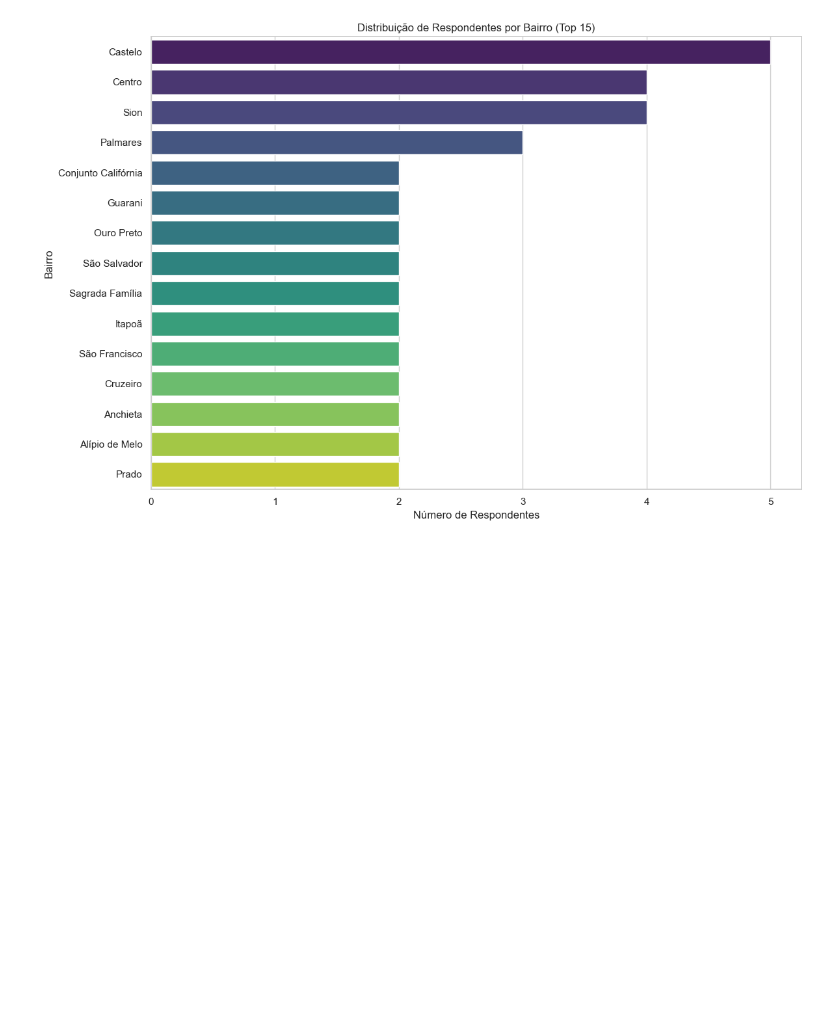
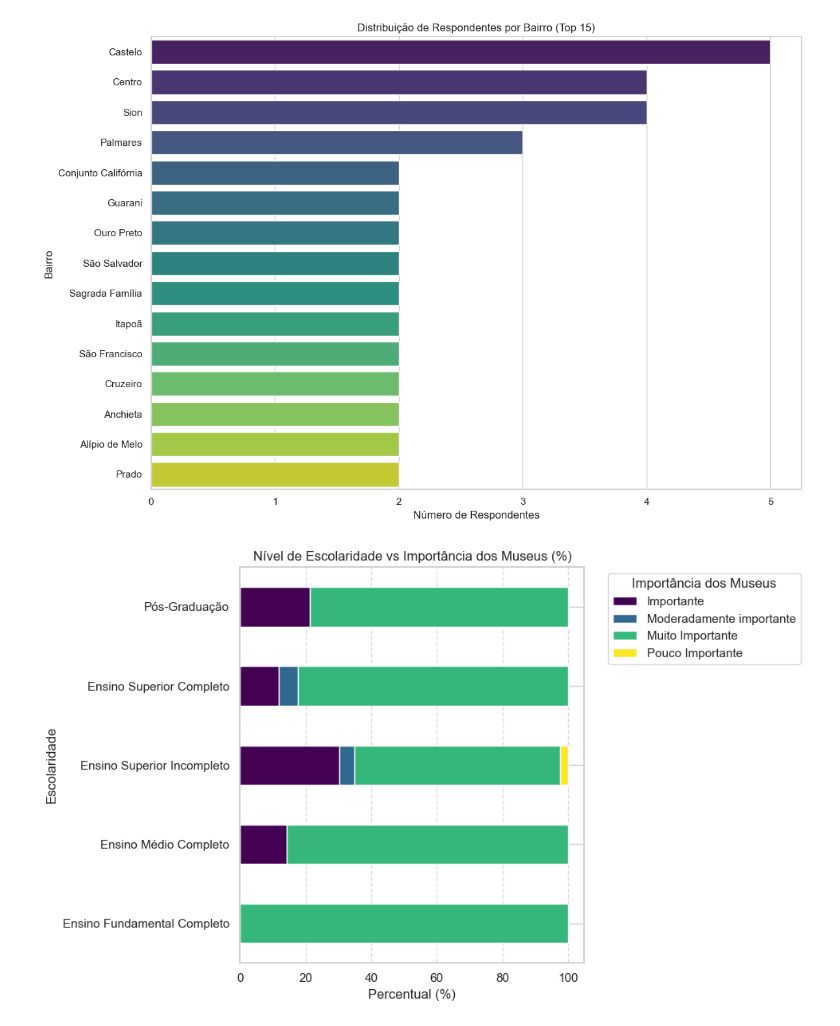
Before and after one commit to brunasaturnino/Usu-rios, a Jupyter notebook: graficos_gui.ipynb, the cells around one changed output. Saved outputs shown, nothing was run; the diff lists cells and outputs as text; code cells hidden in the pictures; blank space fills up the shorter version.

```diff
--- a/graficos_gui.ipynb
+++ b/graficos_gui.ipynb
@@ -183,3 +183,54 @@ Passing `palette` without assigning `hue` is deprecated and will be removed in v
 
   sns.barplot(x=bairro_counts.values, y=bairro_counts.index, palette='viridis')
 [figure]
+# %%
+import pandas as pd
+import matplotlib.pyplot as plt
+import seaborn as sns
+
+# Carregar os dados
+df = pd.read_csv("museu_cleaned.csv")
+
+# Definir a ordem correta dos níveis de escolaridade
+ordem_escolaridade = [
+    "Ensino Fundamental Completo",
+    "Ensino Médio Completo",
+    "Ensino Superior Incompleto",
+    "Ensino Superior Completo",
+    "Pós-Graduação"
+]
+
+# Criar tabela cruzada com percentuais
+tabela_cruzada = pd.crosstab(
+    df["Qual_é_a_sua_escolaridade"],
+    df["Para_você_qual_o_nível_de_importância_dos_museus_para_a_educação_na_sociedade"],
+    normalize='index'
+) * 100
+
+# Criar a figura e o gráfico
+plt.figure(figsize=(10, 6))
+ax = tabela_cruzada.loc[ordem_escolaridade].plot(kind='barh', stacked=True, colormap="viridis", ax=plt.gca())
+
+# Criar uma tabela com os valores percentuais abaixo da legenda
+import matplotlib.table as tbl
+
+cell_text = []
+for row in tabela_cruzada.loc[ordem_escolaridade].values:
+    cell_text.append([f"{x:.1f}%" for x in row])
+
+col_labels = tabela_cruzada.columns.tolist()
+row_labels = ordem_escolaridade
+
+
+# Personalizar o gráfico
+plt.title("Nível de Escolaridade vs Importância dos Museus (%)")
+plt.xlabel("Percentual (%)")
+plt.ylabel("Escolaridade")
+plt.legend(title="Importância dos Museus", bbox_to_anchor=(1.05, 1), loc="upper left")
+plt.grid(axis='x', linestyle='--', alpha=0.7)
+plt.tight_layout()
+
+# Exibir o gráfico
+plt.show()
+# %% [output]
+[figure, added]
```
Also changed, not shown: parts of 2 cells of this notebook, 2 other files.
